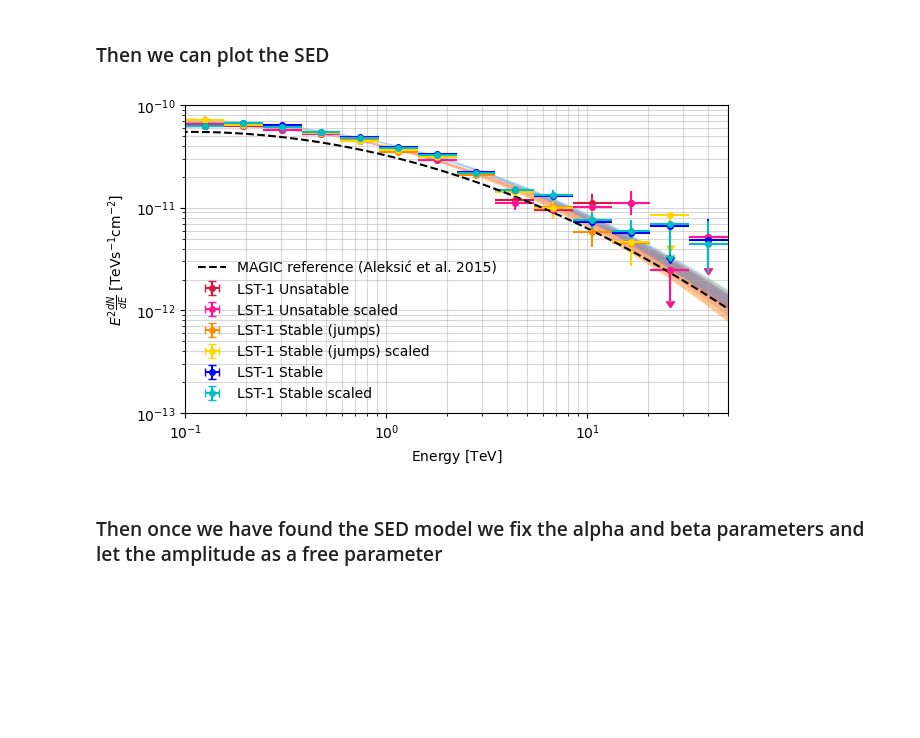
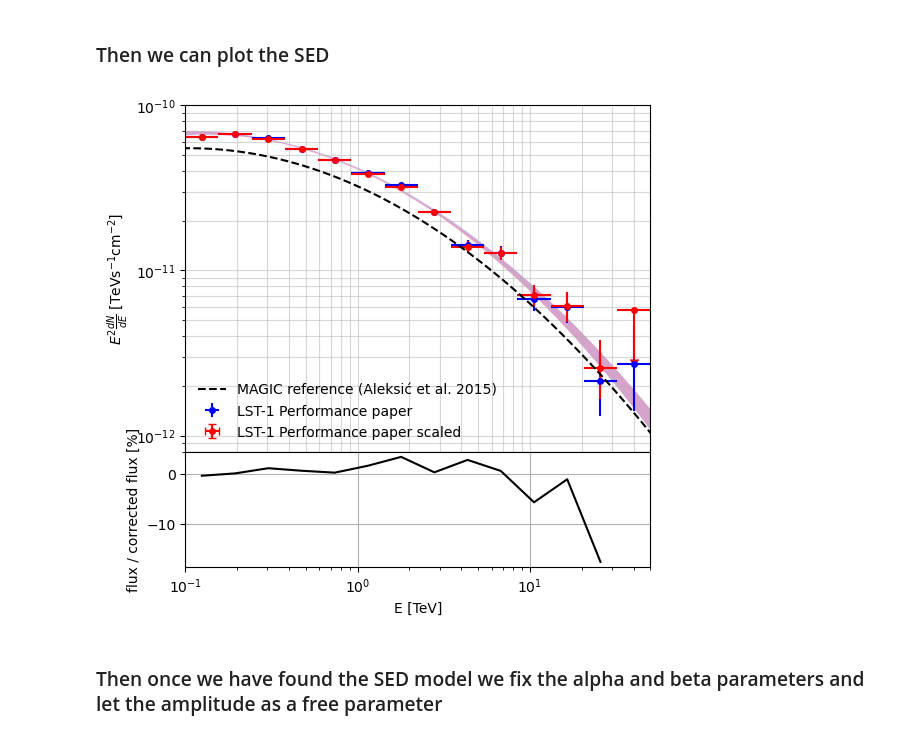
Before and after one commit to juanjq/cherenkov_transparency_corrections, a Jupyter notebook: high_level_analysis/test_flux_dispersion.ipynb, the cells around one changed output. Cells and saved outputs as stored; diff of their text form; code cells hidden in the pictures; blank space fills up the shorter version.

```diff
--- a/high_level_analysis/test_flux_dispersion.ipynb
+++ b/high_level_analysis/test_flux_dispersion.ipynb
@@ -42,21 +43,17 @@ root_data = root + "../../data/"
 config_gammapy_path = root_objects + "config_gammapy_analysis.json"
 
 # Data labels
-dataset_labels = ["Unsatable", "Unsatable scaled", "Stable (jumps)", "Stable (jumps) scaled", "Stable", "Stable scaled"]
+dataset_labels = ["Performance paper", "Performance paper scaled"]
 # Color plots
-color_plots = ["crimson", "deeppink", "darkorange", "gold", "b", "c"]
+color_plots = ["b", "r"]
 
 # Path of dl3 data
 dl3_dirs = [
-    "/fefs/aswg/workspace/juan.jimenez/data/cherenkov_transparency_corrections/crab/dl3_2/",
-    "/fefs/aswg/workspace/juan.jimenez/data/cherenkov_transparency_corrections/crab/dl3_scaled_2/",
-    "/fefs/aswg/workspace/juan.jimenez/data/cherenkov_transparency_corrections/crab/dl3_3/",
-    "/fefs/aswg/workspace/juan.jimenez/data/cherenkov_transparency_corrections/crab/dl3_scaled_3/",
-    "/fefs/aswg/workspace/juan.jimenez/data/cherenkov_transparency_corrections/crab/dl3_4/",
-    "/fefs/aswg/workspace/juan.jimenez/data/cherenkov_transparency_corrections/crab/dl3_scaled_4/",
+    "/fefs/aswg/workspace/juan.jimenez/data/cherenkov_transparency_corrections/crab/dl3_0/",
+    "/fefs/aswg/workspace/juan.jimenez/data/cherenkov_transparency_corrections/crab/dl3_scaled_0/",
 ]
 
-compute_datasets = True
+compute_datasets = False
 # %% [markdown]
 ### Loading configuration files
 # %%
@@ -98,7 +95,7 @@ LC Integration lim: 0.2-50.0 TeV
 # %%
 obs_ids      = [] # All run numbers directly read from the directory
 observations = [] # Observation information for each dataset
-
+total_data_stores = [] #?????????????????????????????????
 for dl3_dir in dl3_dirs:
     # Opening all the dl3 data in a path
     total_data_store = DataStore.from_dir(dl3_dir)
@@ -118,6 +115,8 @@ for dl3_dir in dl3_dirs:
 
     print(f"\nReading {dl3_dir}...\nN runs: {len(_obs_ids)} ({min(_obs_ids)}-{max(_obs_ids)})")
     print(f"Livetime: {total_data_store.obs_table['LIVETIME'].data.sum()/3600:.2f} h")
+
+    total_data_stores.append(total_data_store.obs_table)
 display(total_data_store.obs_table[:5])
 
 # Defining target position and ON reion
@@ -446,34 +366,42 @@ Wall time: 24.7 s
 plot_kwargs = {
     "energy_bounds": [0.08, 100] * u.TeV,
     "sed_type": "e2dnde",
     "yunits": u.Unit("TeV cm-2 s-1"),
     "xunits": u.TeV,
 }
 cmap = plotting.create_cmap_from_colors(["w", "w", "cornflowerblue"])
 
 # Crab models
 crab_magic_100 = create_crab_spectral_model("magic_lp")
 
 # ----------------------------------------------------------
-fig, ax = plt.subplots(figsize=(7, 4))
+fig, (ax, axr) = plt.subplots(2, 1, figsize=(6, 6), gridspec_kw={'height_ratios': [3, 1]}, sharex=True)
 
 for i in range(len(color_plots)):
     best_fit_models[i].spectral_model.plot_error(
         ax=ax, facecolor=color_plots[i], alpha=0.2, **plot_kwargs,
     )
-    flux_points[i].plot(sed_type="e2dnde", color=color_plots[i], label=f"LST-1 {dataset_labels[i]}")
+    flux_points[i].plot(sed_type="e2dnde", ax=ax, color=color_plots[i], label=f"LST-1 {dataset_labels[i]}")
 
 crab_magic_100.plot(
     ax=ax, ls="--", lw=1.5, color="k", label="MAGIC reference (Aleksić et al. 2015)", **plot_kwargs
 )
 
+ratio = np.array(flux_points[0].to_table(sed_type="dnde", formatted=True)["dnde"] / flux_points[1].to_table(sed_type="dnde", formatted=True)["dnde"])[:-1]
+energy = np.array(flux_points[0].to_table(sed_type="dnde", formatted=True)["e_ref"])[:-1]
+axr.plot(energy, (ratio -1) * 100, color="k", )
+axr.set_ylim()
 
 ax.legend(loc=3, frameon=False)
-ax.set_ylim([1e-13, 1e-10])
+ax.set_ylim([8e-13, 1e-10])
 ax.grid(which="both", alpha=0.5)
+axr.grid()
 ax.set_ylabel("$E^2\\frac{dN}{dE}$ [TeVs${}^{-1}$cm${}^{-2}$]")
+axr.set_xlabel("E [TeV]")
+axr.set_ylabel("flux / corrected flux [%]")
+plt.subplots_adjust(wspace=0, hspace=0)
 
 plt.savefig(f"plots/total.png", bbox_inches="tight", dpi=400)
 plt.show()
 # %% [output]
-[figure, old version]
+[figure, new version]
```
Also changed, not shown: parts of 30 cells of this notebook, 14 other files.
